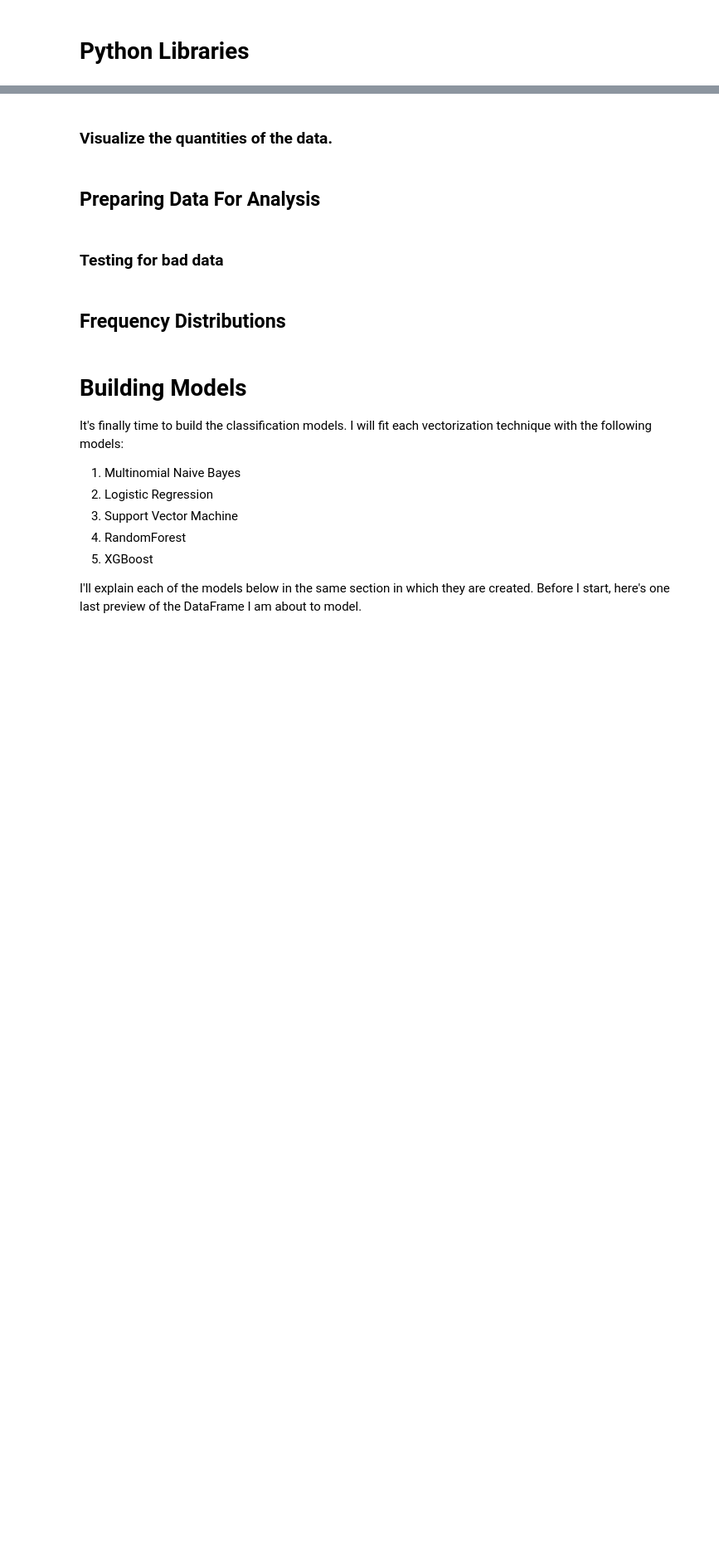
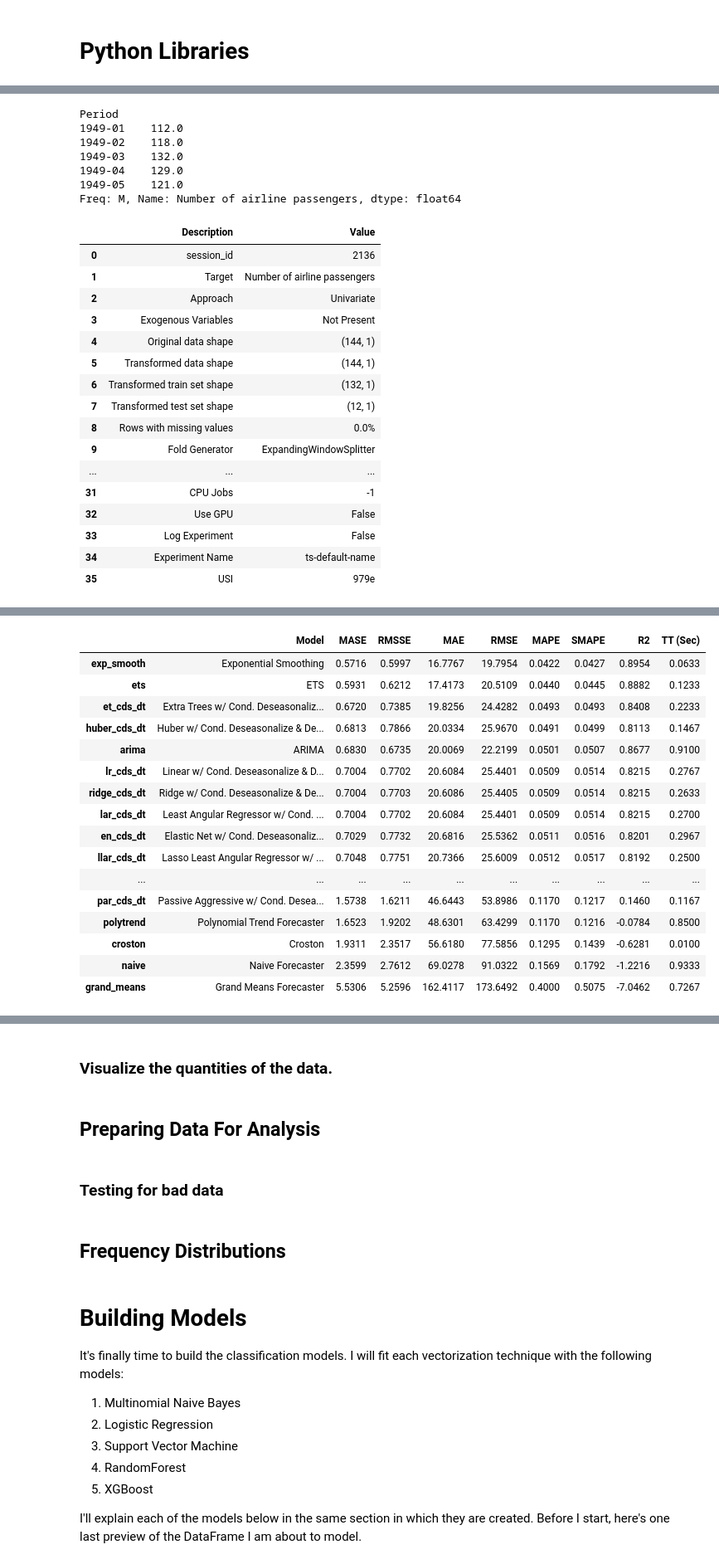
Before and after one commit to FunkyTable/Energy_Production_Time_Series_Projection, a Jupyter notebook: student.ipynb, the cells around one changed output, grey strips where cells are left out. Shown at 83% size. Drawn from its saved outputs; the diff is of its cells as text; code cells hidden in the pictures; blank space fills up the shorter version.

```diff
--- a/student.ipynb
+++ b/student.ipynb
@@ -1139,20 +76,0 @@ International Institute For Applied System Analysis has a [public database](http
-# %%
-pd.set_option("display.max_rows", 800)
-
-df_ssp_proj = df_ssp_proj_raw.copy()
-
-# The MODEL column is perfectly matched by the SSP. It represents differe
-# teams creating the model for different SSP scenarios. It's not needed.
-
-#df_ssp_proj.drop(columns = 'MODEL', inplace = True)
-
-renaming = {'MODEL' : 'Model',
-            'SCENARIO' : 'Scenario',
-            'REGION' : 'Region',
-            'VARIABLE' : 'Variable',
-            'UNIT' : 'Unit'}
-
-df_ssp_proj.rename(columns = renaming, inplace = True)
-
-# I want to see what data is available in the Variables category
-df_ssp_proj['Variable'].unique()
@@ -1542,0 +461,31 @@ Because I don't have corresponding information in other datasets, I had to leave
+# %%
+from pycaret.datasets import get_data
+airline = get_data('airline')
+from pycaret.time_series import *
+exp_name = setup(data = airline,  fh = 12)
+best_model = compare_models()
+# %% [output]
+Period
+1949-01    112.0
+1949-02    118.0
+1949-03    132.0
+1949-04    129.0
+1949-05    121.0
+Freq: M, Name: Number of airline passengers, dtype: float64
+|  | Description | Value |
+| 0 | session_id | 2136 |
+| 1 | Target | Number of airline passengers |
+| 2 | Approach | Univariate |
+| 3 | Exogenous Variables | Not Present |
+| 4 | Original data shape | (144, 1) |
+| 5 | Transformed data shape | (144, 1) |
+| 6 | Transformed train set shape | (132, 1) |
+| 7 | Transformed test set shape | (12, 1) |
+| 8 | Rows with missing values | 0.0% |
+| 9 | Fold Generator | ExpandingWindowSplitter |
+| ... | ... | ... |
+| 31 | CPU Jobs | -1 |
+| 32 | Use GPU | False |
+| 33 | Log Experiment | False |
+| 34 | Experiment Name | ts-default-name |
+| 35 | USI | 979e |
@@ -1542,0 +493,17 @@ Because I don't have corresponding information in other datasets, I had to leave
+|  | Model | MASE | RMSSE | MAE | RMSE | MAPE | SMAPE | R2 | TT (Sec) |
+| exp_smooth | Exponential Smoothing | 0.5716 | 0.5997 | 16.7767 | 19.7954 | 0.0422 | 0.0427 | 0.8954 | 0.0633 |
+| ets | ETS | 0.5931 | 0.6212 | 17.4173 | 20.5109 | 0.0440 | 0.0445 | 0.8882 | 0.1233 |
+| et_cds_dt | Extra Trees w/ Cond. Deseasonaliz... | 0.6720 | 0.7385 | 19.8256 | 24.4282 | 0.0493 | 0.0493 | 0.8408 | 0.2233 |
+| huber_cds_dt | Huber w/ Cond. Deseasonalize & De... | 0.6813 | 0.7866 | 20.0334 | 25.9670 | 0.0491 | 0.0499 | 0.8113 | 0.1467 |
+| arima | ARIMA | 0.6830 | 0.6735 | 20.0069 | 22.2199 | 0.0501 | 0.0507 | 0.8677 | 0.9100 |
+| lr_cds_dt | Linear w/ Cond. Deseasonalize & D... | 0.7004 | 0.7702 | 20.6084 | 25.4401 | 0.0509 | 0.0514 | 0.8215 | 0.2767 |
+| ridge_cds_dt | Ridge w/ Cond. Deseasonalize & De... | 0.7004 | 0.7703 | 20.6086 | 25.4405 | 0.0509 | 0.0514 | 0.8215 | 0.2633 |
+| lar_cds_dt | Least Angular Regressor w/ Cond. ... | 0.7004 | 0.7702 | 20.6084 | 25.4401 | 0.0509 | 0.0514 | 0.8215 | 0.2700 |
+| en_cds_dt | Elastic Net w/ Cond. Deseasonaliz... | 0.7029 | 0.7732 | 20.6816 | 25.5362 | 0.0511 | 0.0516 | 0.8201 | 0.2967 |
+| llar_cds_dt | Lasso Least Angular Regressor w/ ... | 0.7048 | 0.7751 | 20.7366 | 25.6009 | 0.0512 | 0.0517 | 0.8192 | 0.2500 |
+| ... | ... | ... | ... | ... | ... | ... | ... | ... | ... |
+| par_cds_dt | Passive Aggressive w/ Cond. Desea... | 1.5738 | 1.6211 | 46.6443 | 53.8986 | 0.1170 | 0.1217 | 0.1460 | 0.1167 |
+| polytrend | Polynomial Trend Forecaster | 1.6523 | 1.9202 | 48.6301 | 63.4299 | 0.1170 | 0.1216 | -0.0784 | 0.8500 |
+| croston | Croston | 1.9311 | 2.3517 | 56.6180 | 77.5856 | 0.1295 | 0.1439 | -0.6281 | 0.0100 |
+| naive | Naive Forecaster | 2.3599 | 2.7612 | 69.0278 | 91.0322 | 0.1569 | 0.1792 | -1.2216 | 0.9333 |
+| grand_means | Grand Means Forecaster | 5.5306 | 5.2596 | 162.4117 | 173.6492 | 0.4000 | 0.5075 | -7.0462 | 0.7267 |
```
Also changed, not shown: parts of 149 cells of this notebook.
